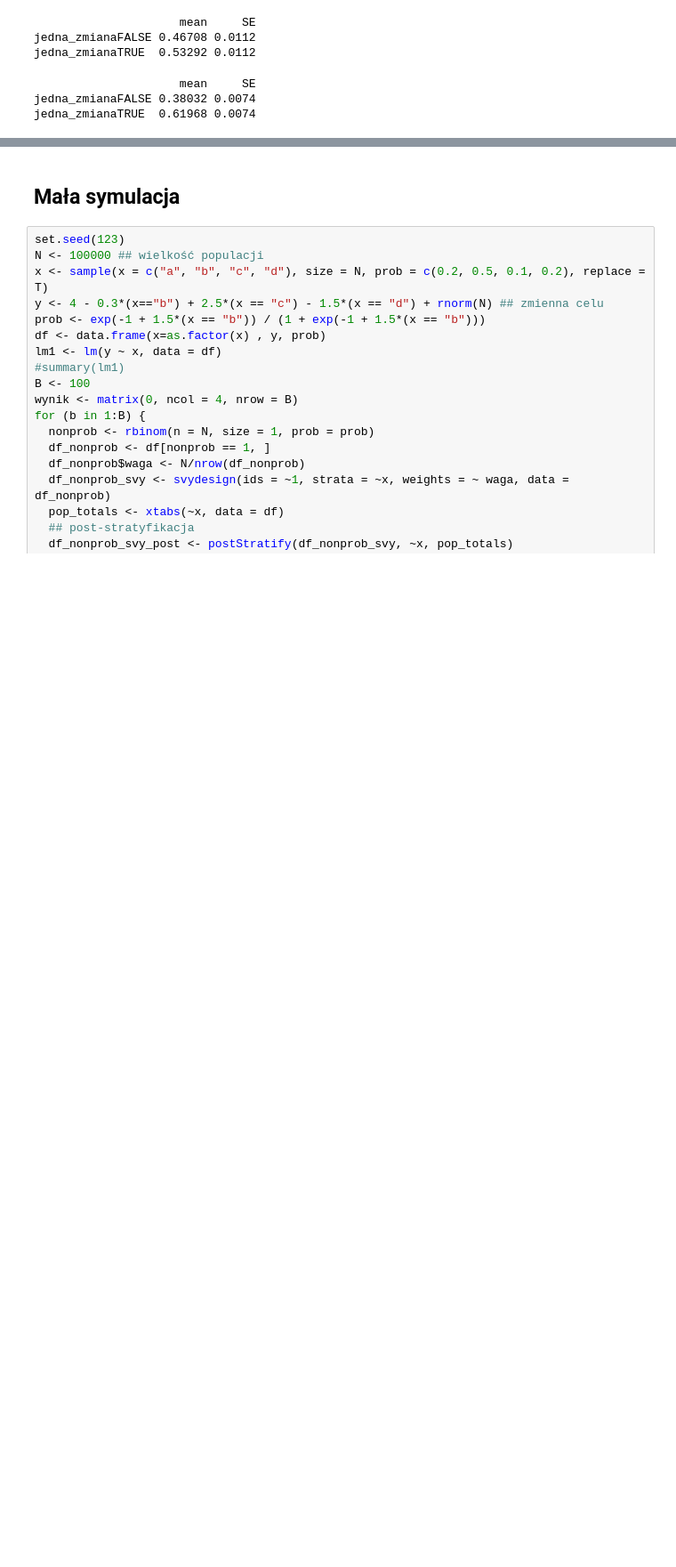
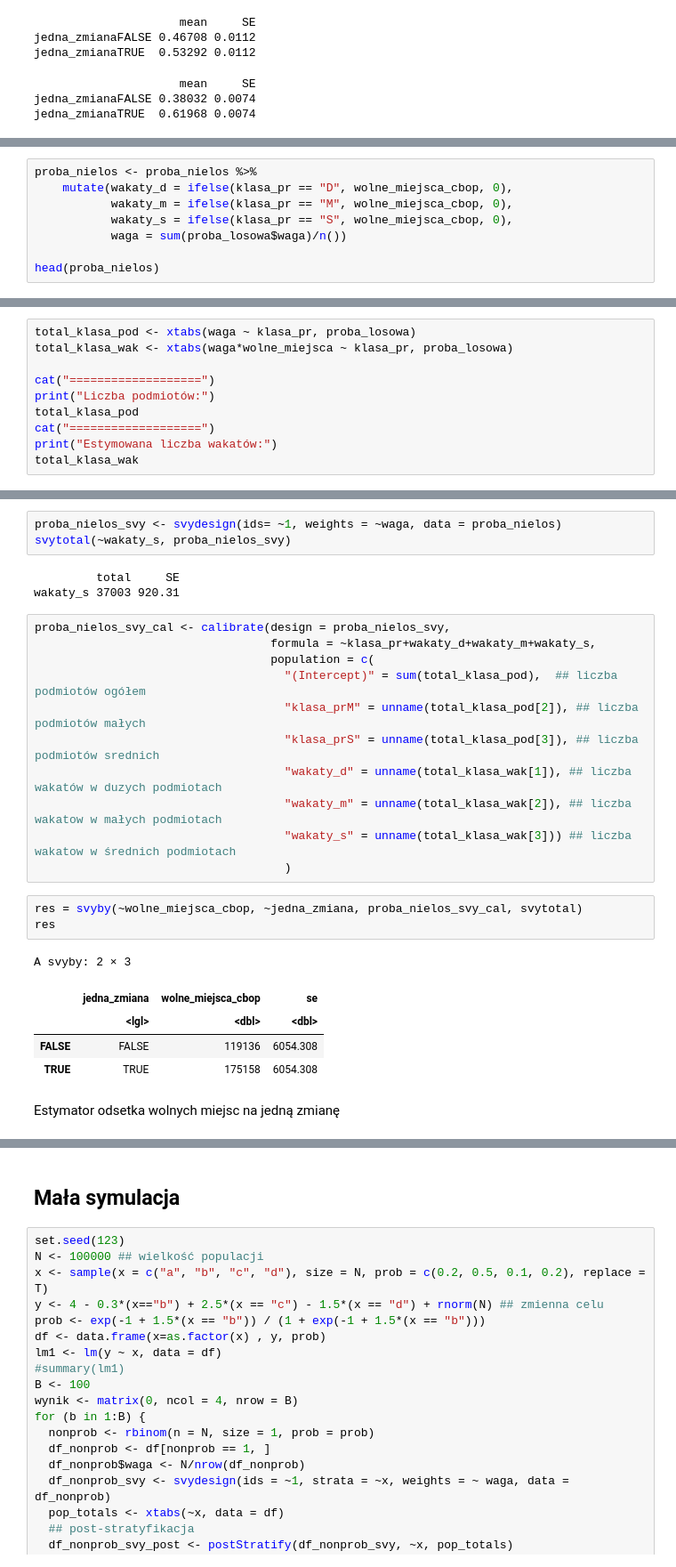
Before and after one commit to DepartmentOfStatisticsPUE/bi-2022, a Jupyter notebook: notebooks/2-quasi-cal.ipynb, the cells around one changed output, grey strips where cells are left out. Shown: that part at 89% size. Cells and saved outputs as stored; diff of their text form; blank space fills up the shorter version.

```diff
--- a/notebooks/2-quasi-cal.ipynb
+++ b/notebooks/2-quasi-cal.ipynb
@@ -172,0 +182,8 @@ jedna_zmianaTRUE  0.61968 0.0074
+# %%
+proba_nielos <- proba_nielos %>%
+    mutate(wakaty_d = ifelse(klasa_pr == "D", wolne_miejsca_cbop, 0),
+           wakaty_m = ifelse(klasa_pr == "M", wolne_miejsca_cbop, 0),
+           wakaty_s = ifelse(klasa_pr == "S", wolne_miejsca_cbop, 0),
+           waga = sum(proba_losowa$waga)/n())
+
+head(proba_nielos)
@@ -172,0 +202,10 @@ jedna_zmianaTRUE  0.61968 0.0074
+# %%
+total_klasa_pod <- xtabs(waga ~ klasa_pr, proba_losowa)
+total_klasa_wak <- xtabs(waga*wolne_miejsca ~ klasa_pr, proba_losowa)
+
+cat("===================")
+print("Liczba podmiotów:")
+total_klasa_pod
+cat("===================")
+print("Estymowana liczba wakatów:")
+total_klasa_wak
@@ -172,0 +221,28 @@ jedna_zmianaTRUE  0.61968 0.0074
+# %%
+proba_nielos_svy <- svydesign(ids= ~1, weights = ~waga, data = proba_nielos)
+svytotal(~wakaty_s, proba_nielos_svy)
+# %% [output]
+         total     SE
+wakaty_s 37003 920.31
+# %%
+proba_nielos_svy_cal <- calibrate(design = proba_nielos_svy,
+                                  formula = ~klasa_pr+wakaty_d+wakaty_m+wakaty_s,
+                                  population = c(
+                                    "(Intercept)" = sum(total_klasa_pod),  ## liczba podmiotów ogółem
+                                    "klasa_prM" = unname(total_klasa_pod[2]), ## liczba podmiotów małych
+                                    "klasa_prS" = unname(total_klasa_pod[3]), ## liczba podmiotów srednich
+                                    "wakaty_d" = unname(total_klasa_wak[1]), ## liczba wakatów w duzych podmiotach
+                                    "wakaty_m" = unname(total_klasa_wak[2]), ## liczba wakatow w małych podmiotach
+                                    "wakaty_s" = unname(total_klasa_wak[3])) ## liczba wakatow w średnich podmiotach
+                                    )
+# %%
+res = svyby(~wolne_miejsca_cbop, ~jedna_zmiana, proba_nielos_svy_cal, svytotal)
+res
+# %% [output]
+A svyby: 2 × 3
+|  | jedna_zmiana | wolne_miejsca_cbop | se |
+|  | <lgl> | <dbl> | <dbl> |
+| FALSE | FALSE | 119136 | 6054.308 |
+| TRUE | TRUE | 175158 | 6054.308 |
+# %% [markdown]
+Estymator odsetka wolnych miejsc na jedną zmianę
```
Also changed, not shown: parts of 7 cells of this notebook.
